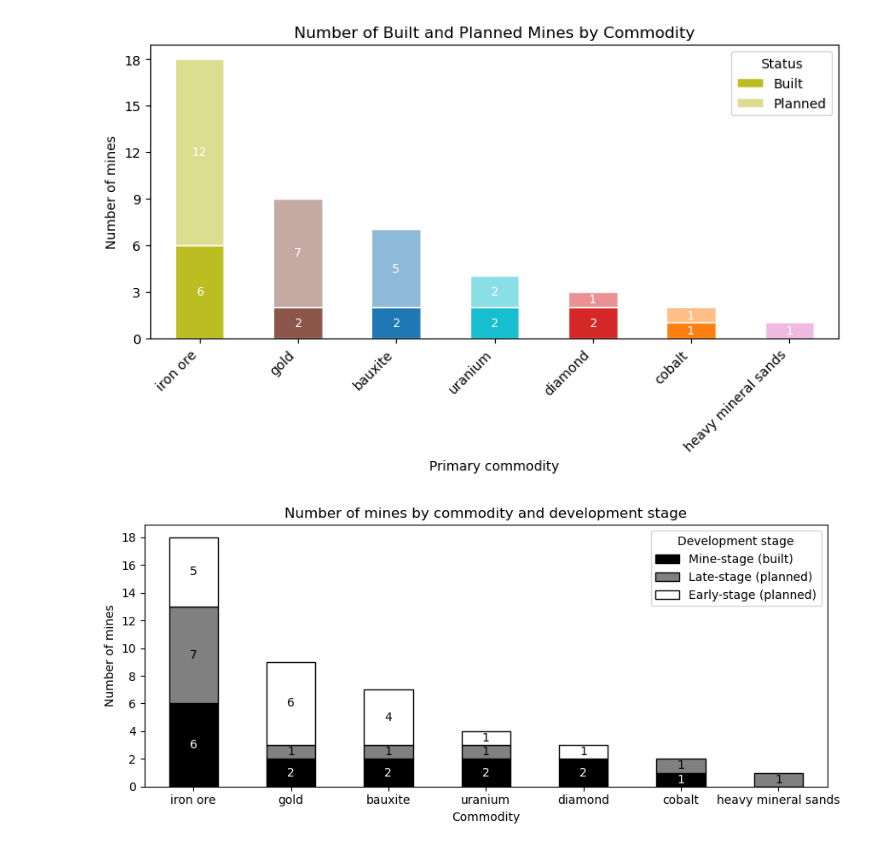
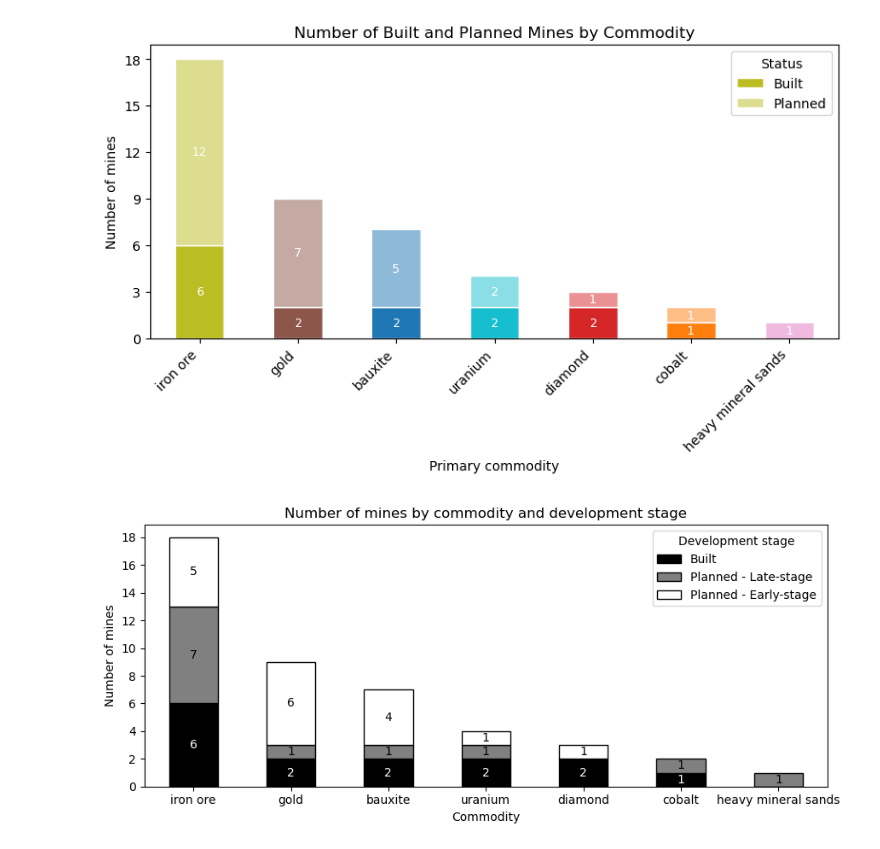
Before and after one commit to movephutthaphaiboon/strategic-road-planning, a Jupyter notebook: notebook/01_exploration-cmr-mine-locations.ipynb, the cells around one changed output. Cells and saved outputs as stored; diff of their text form; code cells hidden in the pictures.

```diff
--- a/notebook/01_exploration-cmr-mine-locations.ipynb
+++ b/notebook/01_exploration-cmr-mine-locations.ipynb
@@ -917,34 +917,34 @@ stage_styles = {
 }
 
 # apply styles to each stack layer (container order follows column order)
 for ci, container in enumerate(ax.containers):
     stage = stage_order[ci]
     style = stage_styles[stage]
     for patch in container.patches:
         patch.set_facecolor(style["facecolor"])
         patch.set_hatch(style["hatch"])
         patch.set_edgecolor("black")
 
 # labels on stacks
 for ci, container in enumerate(ax.containers):
     stage = stage_order[ci]
     txt_color = "white" if stage == "Mine-stage" else "black"
     labels = [f"{int(v)}" if v > 0 else "" for v in container.datavalues]
     ax.bar_label(container, labels=labels, label_type="center", fontsize=10, color=txt_color)
 
 # custom legend in desired order
 legend_handles = [
-    plt.matplotlib.patches.Patch(facecolor="black", edgecolor="black", label="Mine-stage (built)"),
-    plt.matplotlib.patches.Patch(facecolor="grey", edgecolor="black", hatch="", label="Late-stage (planned)"),
-    plt.matplotlib.patches.Patch(facecolor="white", edgecolor="black", hatch="", label="Early-stage (planned)"),
+    plt.matplotlib.patches.Patch(facecolor="black", edgecolor="black", label="Built"),
+    plt.matplotlib.patches.Patch(facecolor="grey", edgecolor="black", hatch="", label="Planned - Late-stage"),
+    plt.matplotlib.patches.Patch(facecolor="white", edgecolor="black", hatch="", label="Planned - Early-stage"),
 ]
 ax.legend(handles=legend_handles, title="Development stage", loc="upper right")
 
 plt.ylabel("Number of mines")
 plt.xlabel("Commodity")
 plt.xticks(rotation=0, ha="center", wrap=True)
 plt.yticks(range(0, 20, 2))
 plt.title("Number of mines by commodity and development stage")
 plt.tight_layout()
 # %% [output]
-[figure, old version]
+[figure, new version]
```
Also changed, not shown: parts of 3 cells of this notebook.
